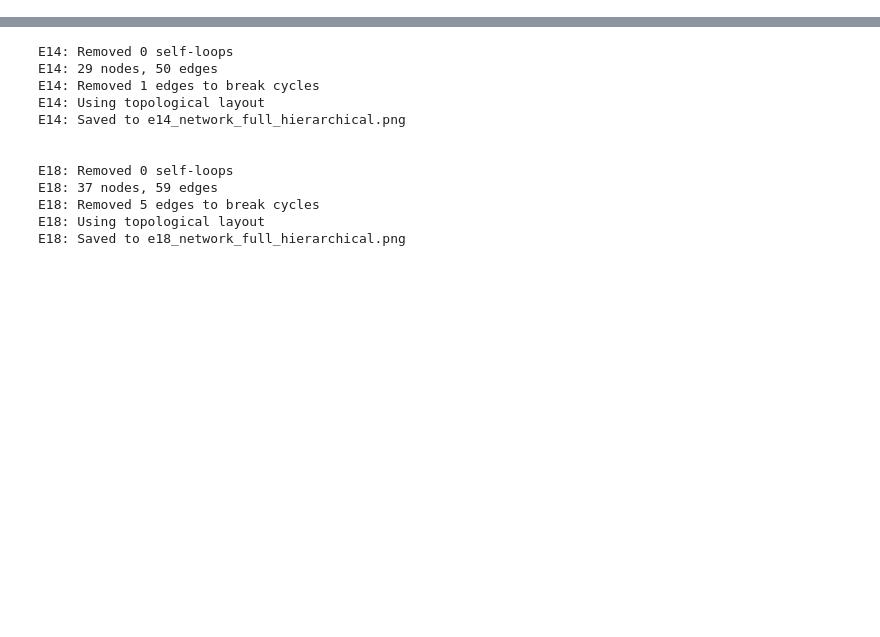
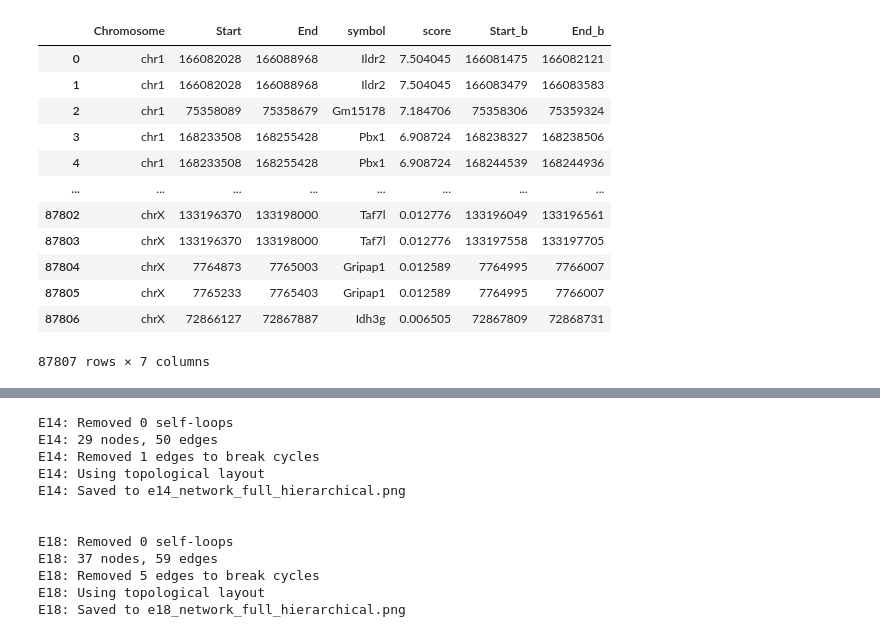
Before and after one commit to adhal007/CellConversionNSC, a Jupyter notebook: notebooks/end_to_end_cd133_v0.1.18.ipynb, the cells around one changed output, grey strips where cells are left out. Cells and saved outputs as stored; diff of their text form; code cells hidden in the pictures; blank space fills up the shorter version.

```diff
--- a/notebooks/end_to_end_cd133_v0.1.18.ipynb
+++ b/notebooks/end_to_end_cd133_v0.1.18.ipynb
@@ -246,0 +251,16 @@ E18 TFs with accessible enhancers: ['Meox1', 'Elk3', 'Zbtb7c', 'Sox17', 'Id1', '
+# %%
+overlaps_df
+# %% [output]
+|  | Chromosome | Start | End | symbol | score | Start_b | End_b |
+| 0 | chr1 | 166082028 | 166088968 | Ildr2 | 7.504045 | 166081475 | 166082121 |
+| 1 | chr1 | 166082028 | 166088968 | Ildr2 | 7.504045 | 166083479 | 166083583 |
+| 2 | chr1 | 75358089 | 75358679 | Gm15178 | 7.184706 | 75358306 | 75359324 |
+| 3 | chr1 | 168233508 | 168255428 | Pbx1 | 6.908724 | 168238327 | 168238506 |
+| 4 | chr1 | 168233508 | 168255428 | Pbx1 | 6.908724 | 168244539 | 168244936 |
+| ... | ... | ... | ... | ... | ... | ... | ... |
+| 87802 | chrX | 133196370 | 133198000 | Taf7l | 0.012776 | 133196049 | 133196561 |
+| 87803 | chrX | 133196370 | 133198000 | Taf7l | 0.012776 | 133197558 | 133197705 |
+| 87804 | chrX | 7764873 | 7765003 | Gripap1 | 0.012589 | 7764995 | 7766007 |
+| 87805 | chrX | 7765233 | 7765403 | Gripap1 | 0.012589 | 7764995 | 7766007 |
+| 87806 | chrX | 72866127 | 72867887 | Idh3g | 0.006505 | 72867809 | 72868731 |
+87807 rows × 7 columns
```
Also changed, not shown: parts of 28 cells of this notebook.
